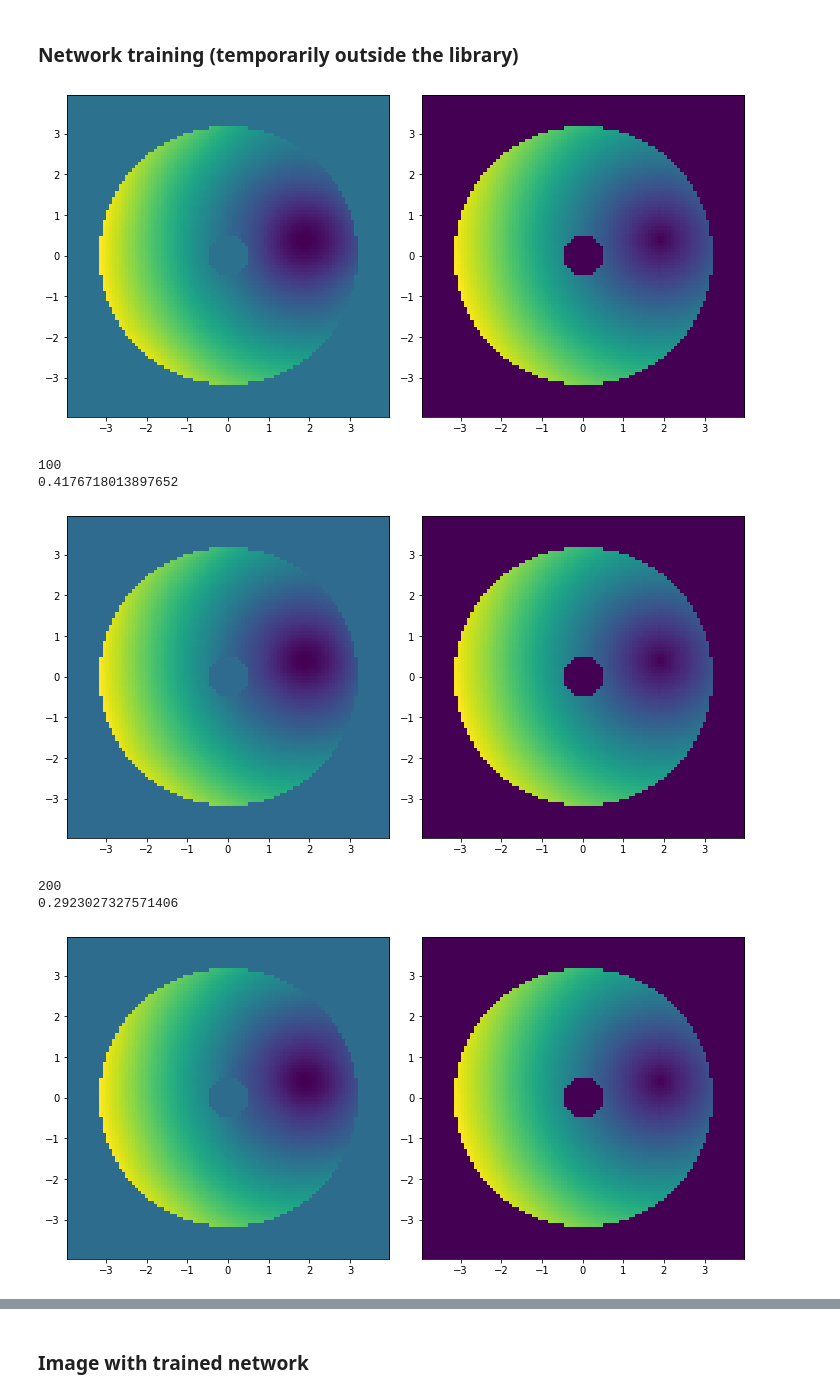
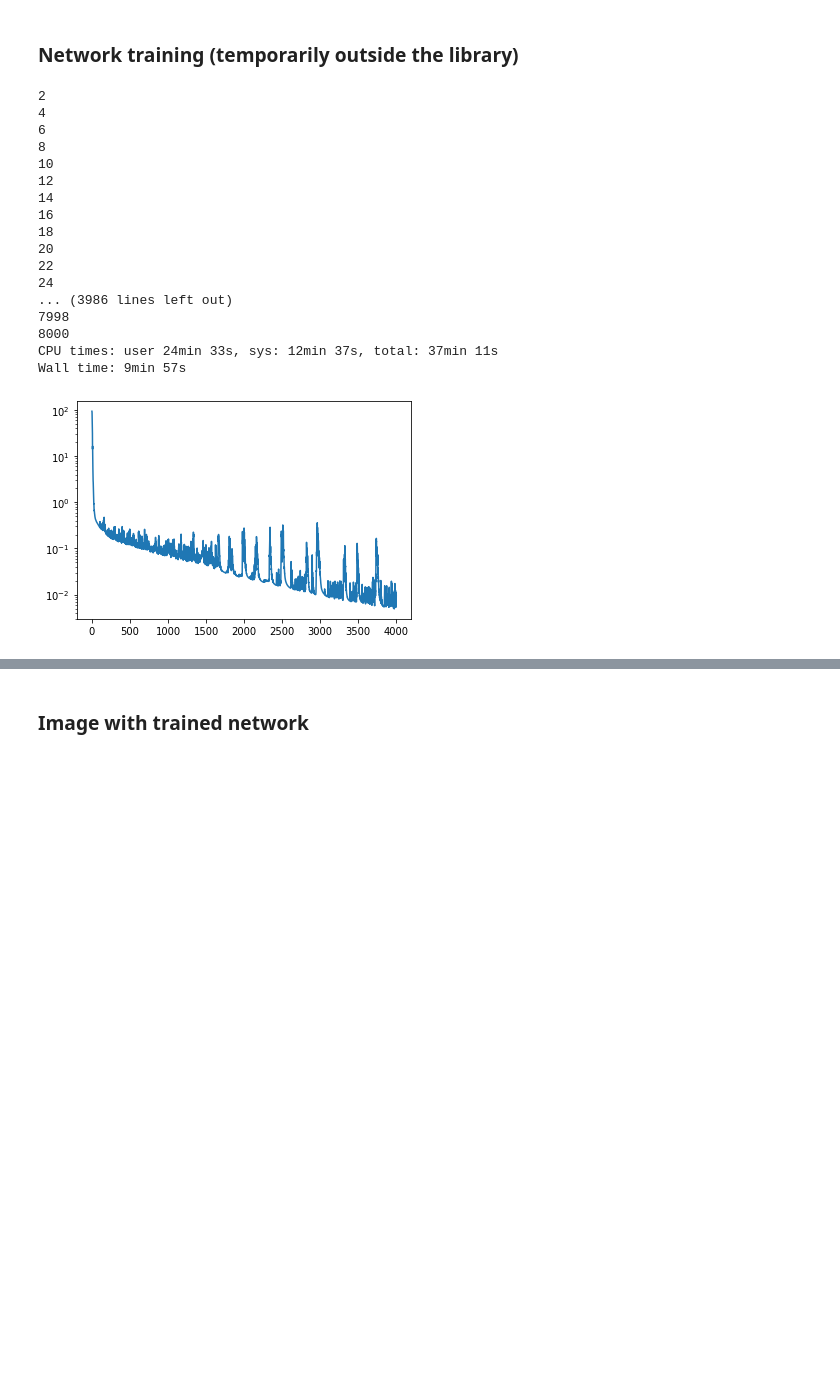
Before and after one commit to Herculens/herculens, a Jupyter notebook: notebooks/test4_compact_potential_perturbation_nn.ipynb, the cells around one changed output, grey strips where cells are left out. Drawn from its saved outputs; the diff is of its cells as text; code cells hidden in the pictures; blank space fills up the shorter version.

```diff
--- a/notebooks/test4_compact_potential_perturbation_nn.ipynb
+++ b/notebooks/test4_compact_potential_perturbation_nn.ipynb
@@ -218,38 +221,72 @@ fig.tight_layout()
 # %%
 %%time
 target=image   ###### data for noise-corrupted target, image for clean target
-num_epochs=3000
+
+
+
+
+plot=False
+num_epochs=8000
 trend=[]
 #noise_add = noise.C_D #### handle likelihood variance
 noise_add = 1. #### handle likelihood variance
 for epoch in range(1, num_epochs + 1):
     rng, input_rng = jax.random.split(rng)
     state = hybrid_lens_image.train_step(state,target,noise_add=noise_add,
                        main_mass=kwargs_true_lens_mass[0], kwargs_source=kwargs_source_light,kwargs_lens_light=kwargs_lens_light)
-    if epoch % 100 == 0:
+    if epoch % 2 == 0:
         kwargs_hybrid_lens_mass = [kwargs_true_lens_mass[0],{'state':state.params}]
         psi_grid_interp = hybrid_lens_mass_model.potential(x_grid, y_grid, kwargs_hybrid_lens_mass,k=1)
         psi_grid_true = true_lens_mass_model.potential(x_grid, y_grid, kwargs_true_lens_mass, k=1)
         loss = hybrid_lens_image.eval_step(target, noise_add=noise_add,
                                 main_mass=kwargs_true_lens_mass[0], kwargs_source=kwargs_source_light,kwargs_lens_light=kwargs_lens_light,params=state.params)
         trend.append(loss)
-        fig, axes = plt.subplots(1, 2, figsize=(10, 8))
-        (ax1, ax2) = axes
-        img1=ax1.imshow((psi_grid_interp*mask),extent=extent)
-        img2=ax2.imshow((psi_grid_true*mask),extent=extent)
-        fig.tight_layout()
-        plt.show()
+        if plot:
+            fig, axes = plt.subplots(1, 3, figsize=(14, 5))
+            (ax1, ax2,ax3) = axes
+            img1=ax1.imshow((psi_grid_interp*mask)+.4,extent=extent)
+            ax1.set_title('Prediction')
+            fig.colorbar(img1, ax=ax1,fraction=0.046, pad=0.04)
+            img2=ax2.imshow((psi_grid_true*mask),extent=extent)
+            ax2.set_title('Ground Truth')
+            fig.colorbar(img2, ax=ax2,fraction=0.046, pad=0.04)
+            img3=ax3.imshow((psi_grid_true*mask)-((psi_grid_interp+.4)*mask),extent=extent)
+            ax3.set_title('Error')
+            fig.colorbar(img3, ax=ax3,fraction=0.046, pad=0.04)
+            #fig.tight_layout()
+            plt.figtext(0.5, 0.001, 'Epoch: '+str(epoch), wrap=True, horizontalalignment='center', fontsize=12)
+            plt.savefig('Images/im{}'.format(epoch),transparent = True, bbox_inches = 'tight', pad_inches = 0)
+            plt.close(fig)
+        #plt.show()
         print(epoch)
-        print(loss)
+        #print(loss)
 
-#plot loss obeer training
 plt.plot(trend)
 plt.yscale('log')
+
+if plot:
+    dirpath='Images'
+    paths = sorted(Path(dirpath).iterdir(), key=os.path.getmtime)[1:]
+    images=[]
+    for filename in paths:
+        images.append(imageio.imread(str(filename)))
+    imageio.mimsave('training.gif', images,fps=3)
 # %% [output]
+2
+4
+6
+8
+10
+12
+14
+16
+18
+20
+22
+24
+... (3986 lines left out)
+7998
+8000
+CPU times: user 24min 33s, sys: 12min 37s, total: 37min 11s
+Wall time: 9min 57s
-[figure, old version]
+[figure, new version]
-100
-0.4176718013897652
-[figure, removed]
-200
-0.2923027327571406
-[figure, removed]
```
Also changed, not shown: parts of 8 cells of this notebook.
